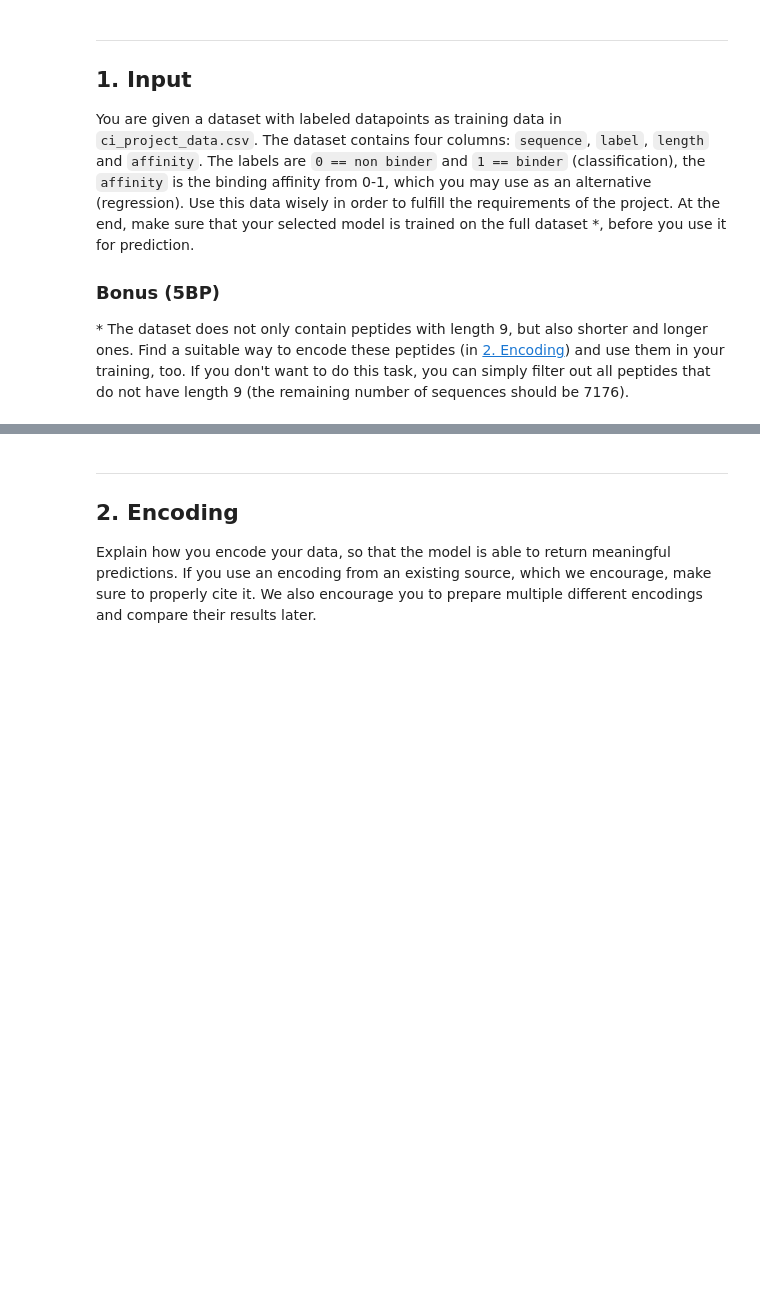
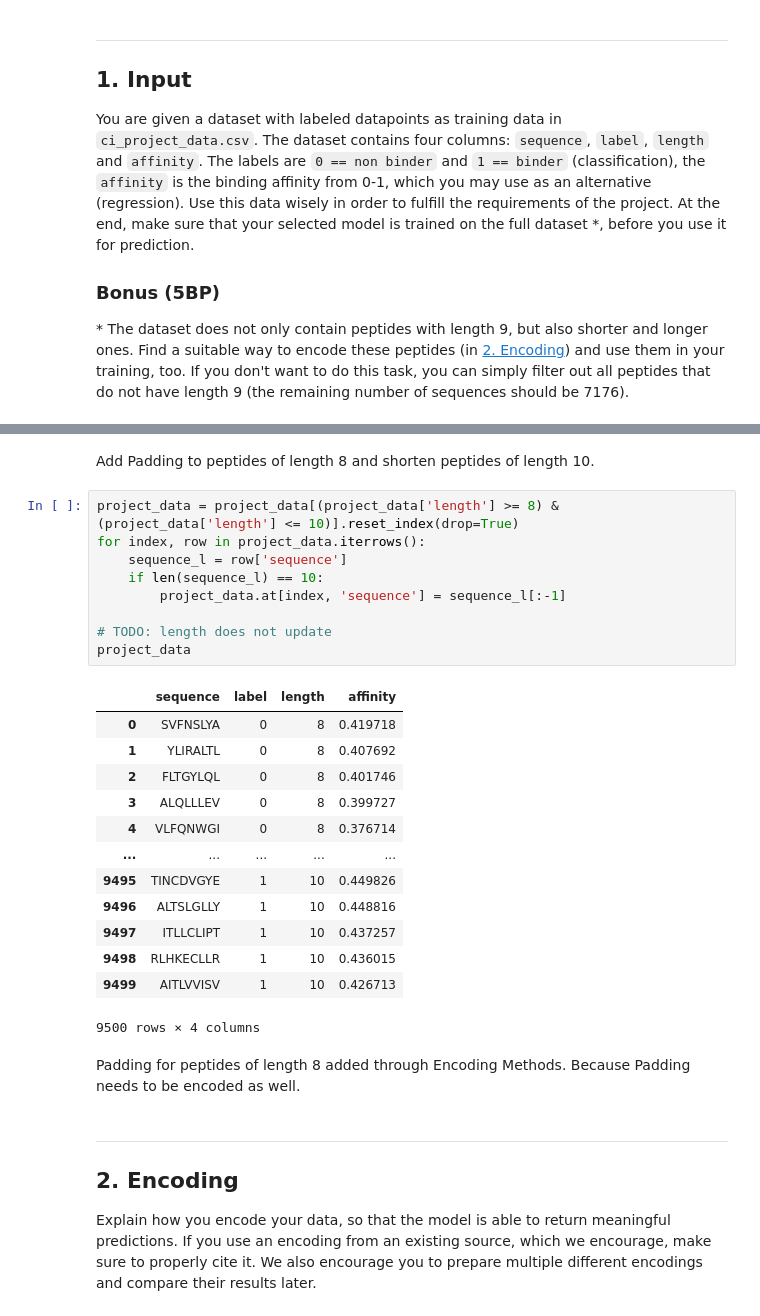
Before and after one commit to TuebMax/CI, a Jupyter notebook: ci_project_max.ipynb, the cells around one changed output, grey strips where cells are left out. Drawn from its saved outputs; the diff is of its cells as text; blank space fills up the shorter version.

```diff
--- a/ci_project_max.ipynb
+++ b/ci_project_max.ipynb
@@ -93,3 +101,30 @@ project_data
+# %% [markdown]
+Add Padding to peptides of length 8 and shorten peptides of length 10.
+# %%
+project_data = project_data[(project_data['length'] >= 8) & (project_data['length'] <= 10)].reset_index(drop=True)
+for index, row in project_data.iterrows():
+    sequence_l = row['sequence']
+    if len(sequence_l) == 10:
+        project_data.at[index, 'sequence'] = sequence_l[:-1]
+
+# TODO: length does not update
+project_data
+# %% [output]
+|  | sequence | label | length | affinity |
+| 0 | SVFNSLYA | 0 | 8 | 0.419718 |
+| 1 | YLIRALTL | 0 | 8 | 0.407692 |
+| 2 | FLTGYLQL | 0 | 8 | 0.401746 |
+| 3 | ALQLLLEV | 0 | 8 | 0.399727 |
+| 4 | VLFQNWGI | 0 | 8 | 0.376714 |
+| ... | ... | ... | ... | ... |
+| 9495 | TINCDVGYE | 1 | 10 | 0.449826 |
+| 9496 | ALTSLGLLY | 1 | 10 | 0.448816 |
+| 9497 | ITLLCLIPT | 1 | 10 | 0.437257 |
+| 9498 | RLHKECLLR | 1 | 10 | 0.436015 |
+| 9499 | AITLVVISV | 1 | 10 | 0.426713 |
+9500 rows × 4 columns
+# %% [markdown]
+Padding for peptides of length 8 added through Encoding Methods. Because Padding needs to be encoded as well.
 # %% [markdown]
 <a id='encoding'></a>
 
```
Also changed, not shown: parts of 9 cells of this notebook, 1 other file.
